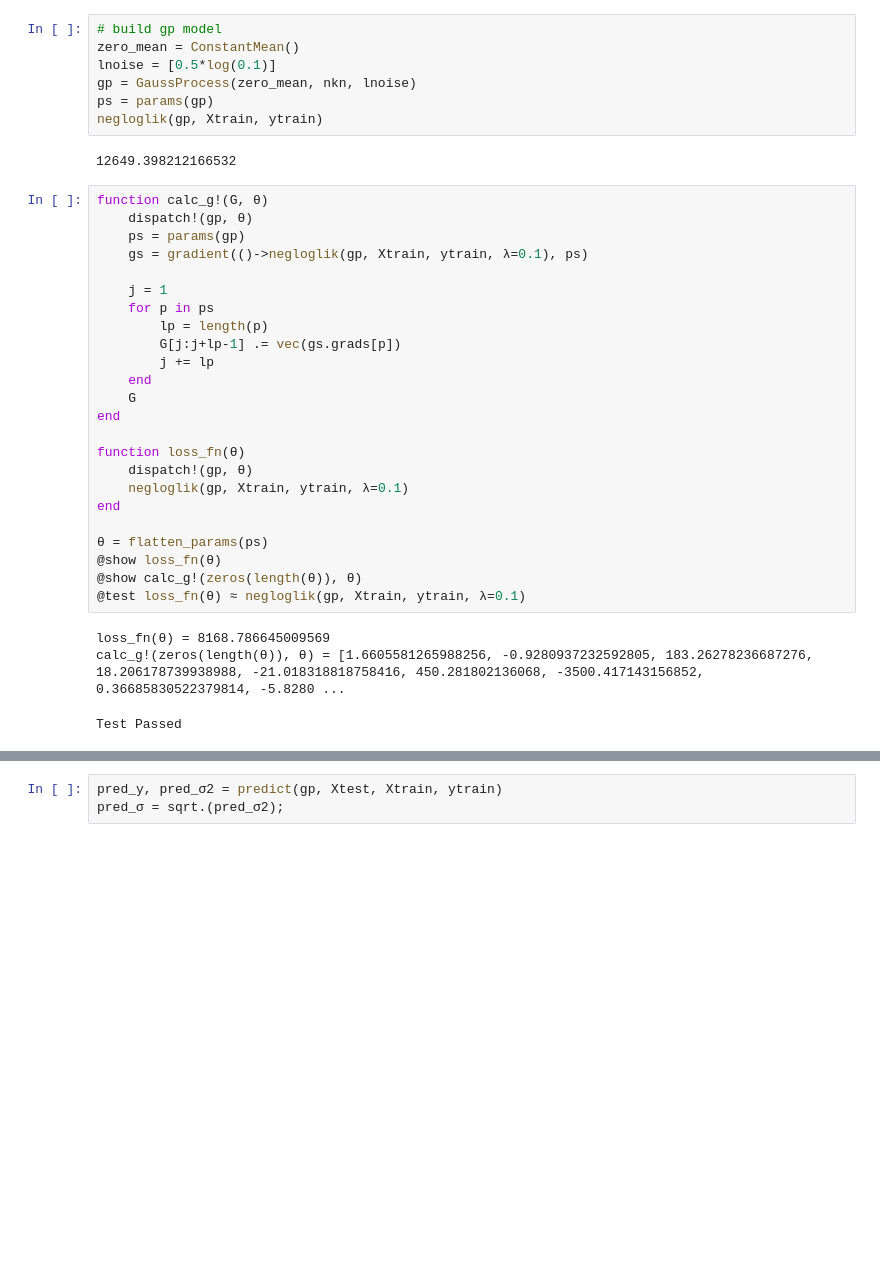
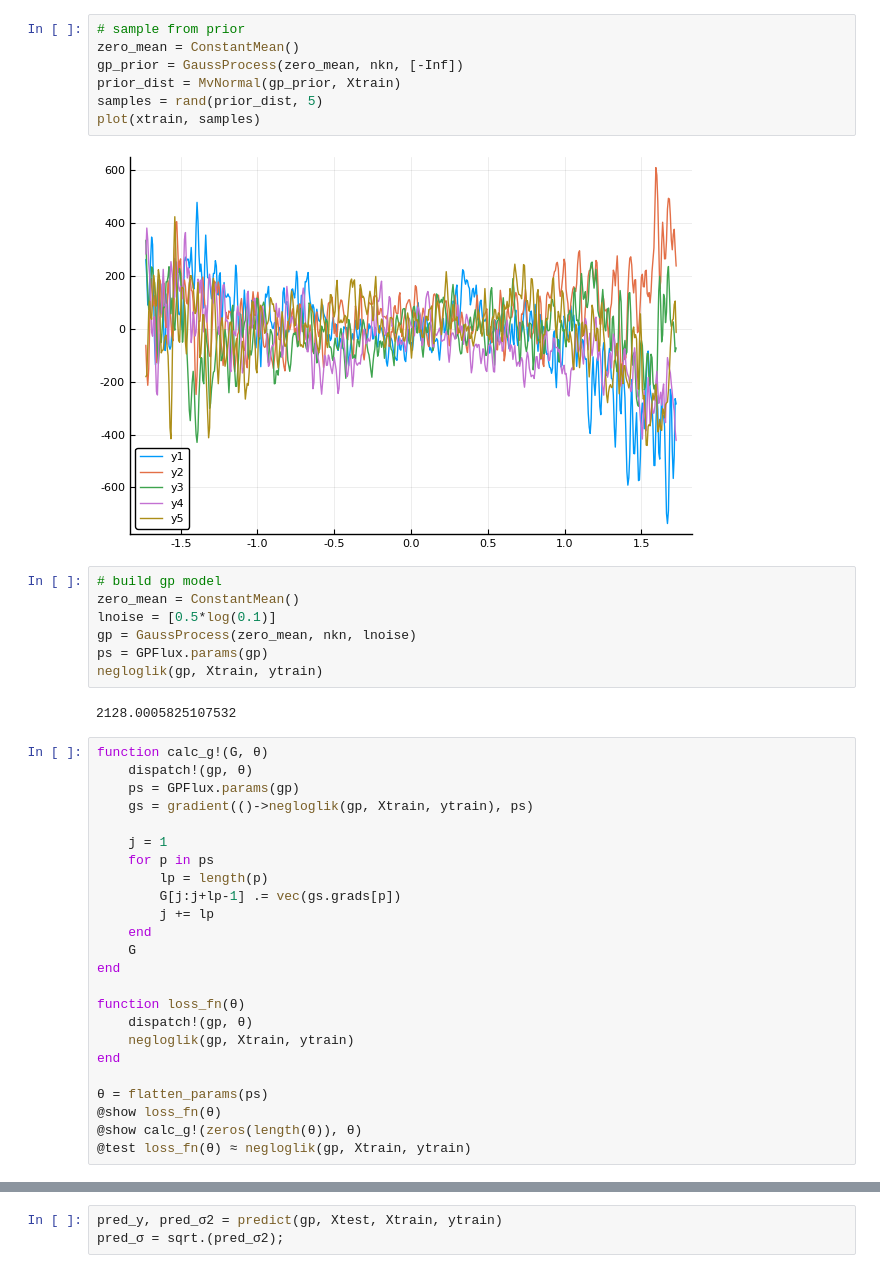
Before and after one commit to HamletWantToCode/GPFlux.jl, a Jupyter notebook: notebook/time_series_NKN.ipynb, the cells around one changed output, grey strips where cells are left out. Cells and saved outputs as stored; diff of their text form; blank space fills up the shorter version.

```diff
--- a/notebook/time_series_NKN.ipynb
+++ b/notebook/time_series_NKN.ipynb
@@ -69,17 +94,26 @@ NeuralKernelNetwork{Tuple{Primitive{Tuple{IsoLinearKernel{Float64,Array{Float64,
+# %%
+# sample from prior
+zero_mean = ConstantMean()
+gp_prior = GaussProcess(zero_mean, nkn, [-Inf])
+prior_dist = MvNormal(gp_prior, Xtrain)
+samples = rand(prior_dist, 5)
+plot(xtrain, samples)
+# %% [output]
+[figure, added]
 # %%
 # build gp model
 zero_mean = ConstantMean()
 lnoise = [0.5*log(0.1)]
 gp = GaussProcess(zero_mean, nkn, lnoise)
-ps = params(gp)
+ps = GPFlux.params(gp)
 negloglik(gp, Xtrain, ytrain)
 # %% [output]
-12649.398212166532
+2128.0005825107532
 # %%
 function calc_g!(G, θ)
     dispatch!(gp, θ)
-    ps = params(gp)
-    gs = gradient(()->negloglik(gp, Xtrain, ytrain, λ=0.1), ps)
+    ps = GPFlux.params(gp)
+    gs = gradient(()->negloglik(gp, Xtrain, ytrain), ps)
 
     j = 1
     for p in ps
@@ -92,17 +126,13 @@ end
 
 function loss_fn(θ)
     dispatch!(gp, θ)
-    negloglik(gp, Xtrain, ytrain, λ=0.1)
+    negloglik(gp, Xtrain, ytrain)
 end
 
 θ = flatten_params(ps)
 @show loss_fn(θ)
 @show calc_g!(zeros(length(θ)), θ)
-@test loss_fn(θ) ≈ negloglik(gp, Xtrain, ytrain, λ=0.1)
+@test loss_fn(θ) ≈ negloglik(gp, Xtrain, ytrain)
-# %% [output]
-loss_fn(θ) = 8168.786645009569
-calc_g!(zeros(length(θ)), θ) = [1.6605581265988256, -0.9280937232592805, 183.26278236687276, 18.206178739938988, -21.018318818758416, 450.281802136068, -3500.417143156852, 0.36685830522379814, -5.8280 ...
-Test Passed
 # %%
 # minimize negative loglik
 
```
Also changed, not shown: parts of 10 cells of this notebook, 10 other files.
